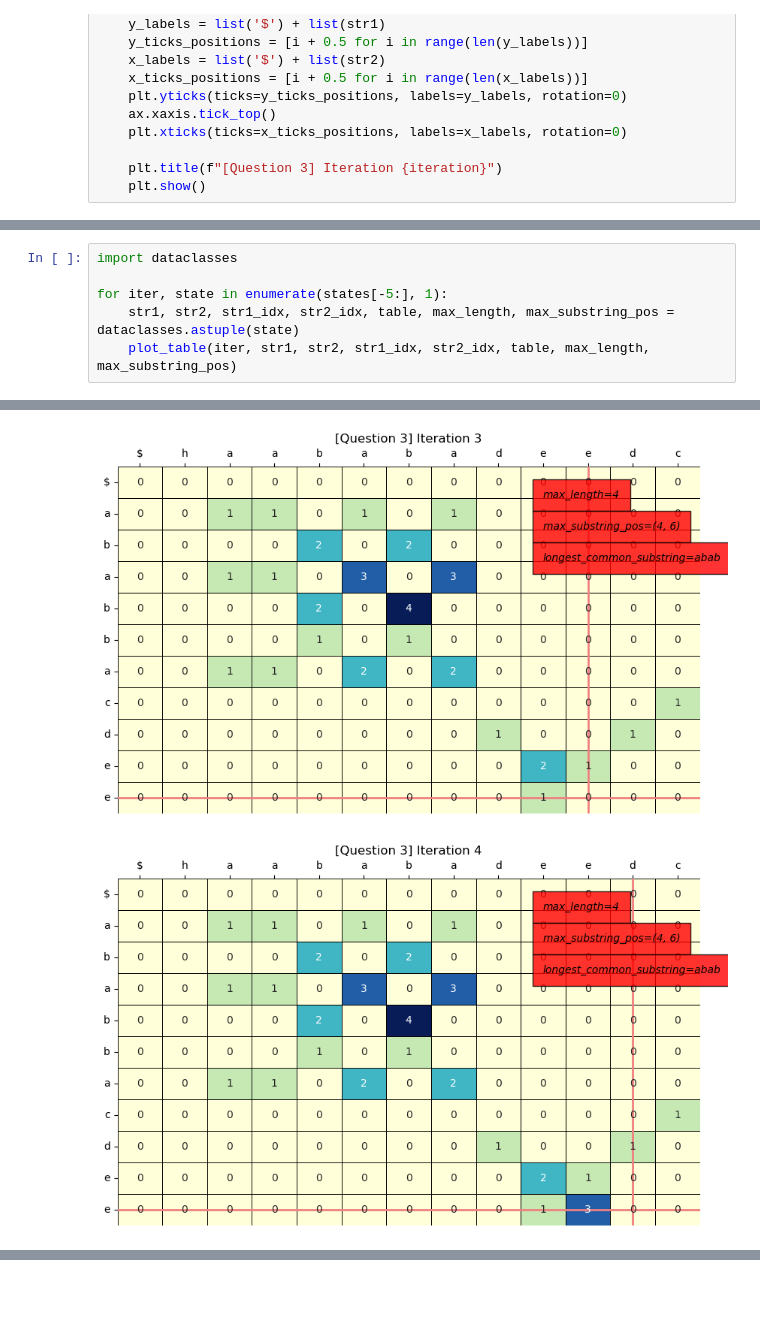
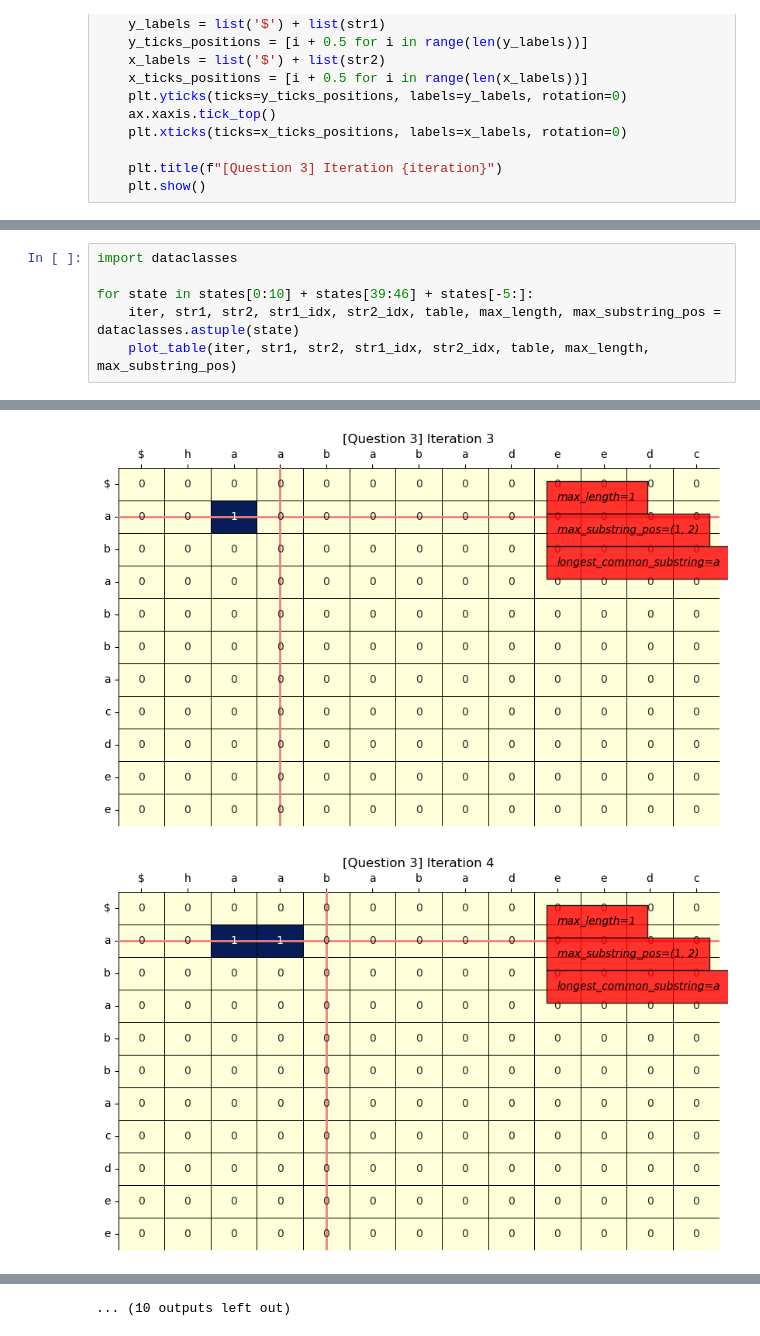
Before and after one commit to klurpicolo/competitive-programming-visualizer, a Jupyter notebook: task3/presentation_3.ipynb, the cells around one changed output, grey strips where cells are left out. Cells and saved outputs as stored; diff of their text form; blank space fills up the shorter version.

```diff
--- a/task3/presentation_3.ipynb
+++ b/task3/presentation_3.ipynb
@@ -107,7 +109,7 @@ There are 2 approuches to solve this probelm.
 # %%
 import dataclasses
 
-for iter, state in enumerate(states[-5:], 1):
-    str1, str2, str1_idx, str2_idx, table, max_length, max_substring_pos = dataclasses.astuple(state)
+for state in states[0:10] + states[39:46] + states[-5:]:
+    iter, str1, str2, str1_idx, str2_idx, table, max_length, max_substring_pos = dataclasses.astuple(state)
     plot_table(iter, str1, str2, str1_idx, str2_idx, table, max_length, max_substring_pos)
 # %% [output]
@@ -116,2 +118,2 @@ for iter, state in enumerate(states[-5:], 1):
-[figure, old version]
+[figure, new version]
-[figure, old version]
+[figure, new version]
@@ -118,0 +128 @@ for iter, state in enumerate(states[-5:], 1):
+... (10 outputs left out)
```
Also changed, not shown: parts of 4 cells of this notebook, 2 other files.
